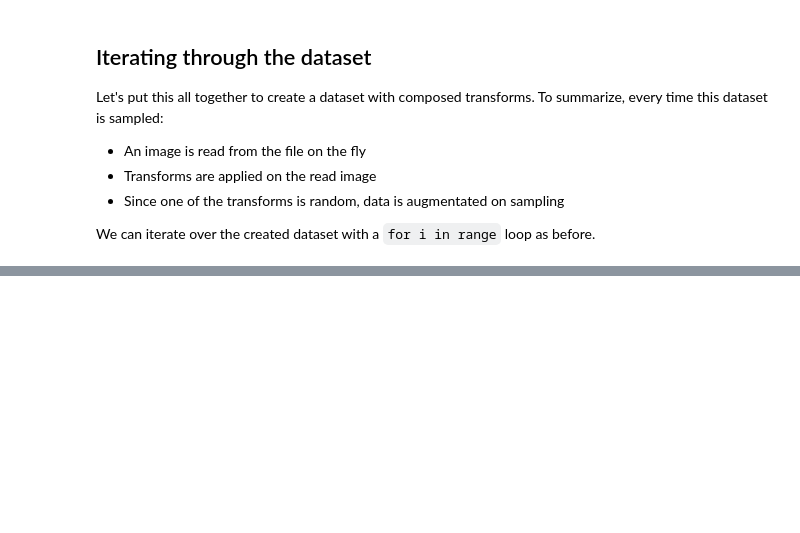
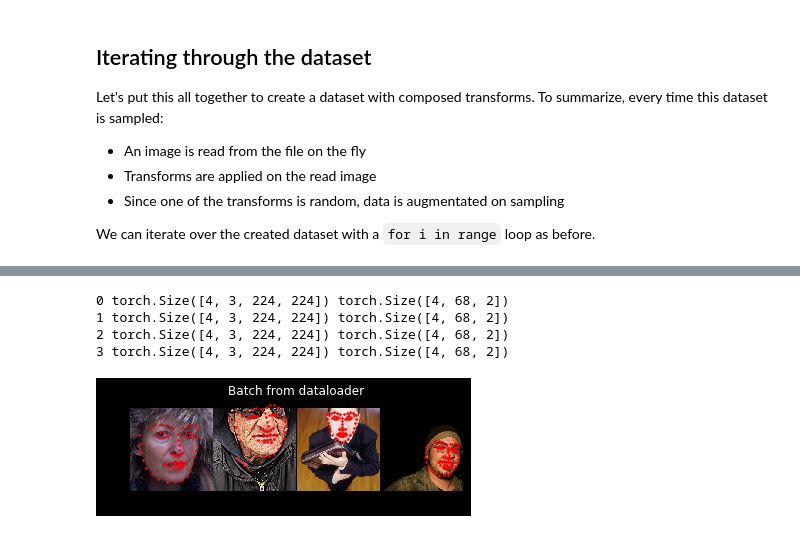
Before and after one commit to jacegem/pytorch-tutorial, a Jupyter notebook: 16.DATA LOADING AND PROCESSING TUTORIAL.ipynb, the cells around one changed output, grey strips where cells are left out. Cells and saved outputs as stored; diff of their text form; code cells hidden in the pictures; blank space fills up the shorter version.

Commit message:
Afterword: torchvision

```diff
--- a/16.DATA LOADING AND PROCESSING TUTORIAL.ipynb
+++ b/16.DATA LOADING AND PROCESSING TUTORIAL.ipynb
@@ -264,3 +264,13 @@ Let's put this all together to create a dataset with composed transforms. To sum
 - Since one of the transforms is random, data is augmentated on sampling
 
 We can iterate over the created dataset with a `for i in range` loop as before.
+# %%
+transformed_dataset = FaceLandmarksDataset(csv_file='data/faces/face_landmarks.csv',
+                                           root_dir='data/faces/',
+                                          transform=transforms.Compose([Rescale(256), RandomCrop(224), ToTensor()]))
+for i in range(len(transformed_dataset)):
+    sample = transformed_dataset[i]
+
+    print(i, sample['image'].size(), sample['landmarks'].size())
+    if i ==3:
+        break
@@ -266,0 +290,37 @@ We can iterate over the created dataset with a `for i in range` loop as before.
+# %%
+# dataloader = DataLoader(transformed_dataset, batch_size=4, shuffle=True, num_workers=4)
+dataloader = DataLoader(transformed_dataset, batch_size=4, shuffle=True, num_workers=0)
+
+# Helper function to show a batch
+def show_landmarks_batch(sample_batched):
+    """Show image with landmarks for a batch of samples."""
+    images_batch, landmarks_batch = sample_batched['image'], sample_batched['landmarks']
+    batch_size = len(images_batch)
+    im_size = images_batch.size(2)
+
+    grid = utils.make_grid(images_batch)
+    plt.imshow(grid.numpy().transpose((1, 2, 0)))
+
+    for i in range(batch_size):
+        plt.scatter(landmarks_batch[i, :, 0].numpy() + i * im_size,
+                   landmarks_batch[i, :, 1].numpy(),
+                   s=10, marker='.', c='r')
+        plt.title('Batch from dataloader')
+
+for i_batch, sample_batched in enumerate(dataloader):
+    print(i_batch, sample_batched['image'].size(),
+         sample_batched['landmarks'].size())
+    # observe 4th batch and stop.
+    if i_batch == 3:
+        plt.figure()
+        show_landmarks_batch(sample_batched)
+        plt.axis('off')
+        plt.ioff()
+        plt.show()
+        break
+# %% [output]
+0 torch.Size([4, 3, 224, 224]) torch.Size([4, 68, 2])
+1 torch.Size([4, 3, 224, 224]) torch.Size([4, 68, 2])
+2 torch.Size([4, 3, 224, 224]) torch.Size([4, 68, 2])
+3 torch.Size([4, 3, 224, 224]) torch.Size([4, 68, 2])
+[figure, added]
```
Also changed, not shown: parts of 2 cells of this notebook, 1 other file.
